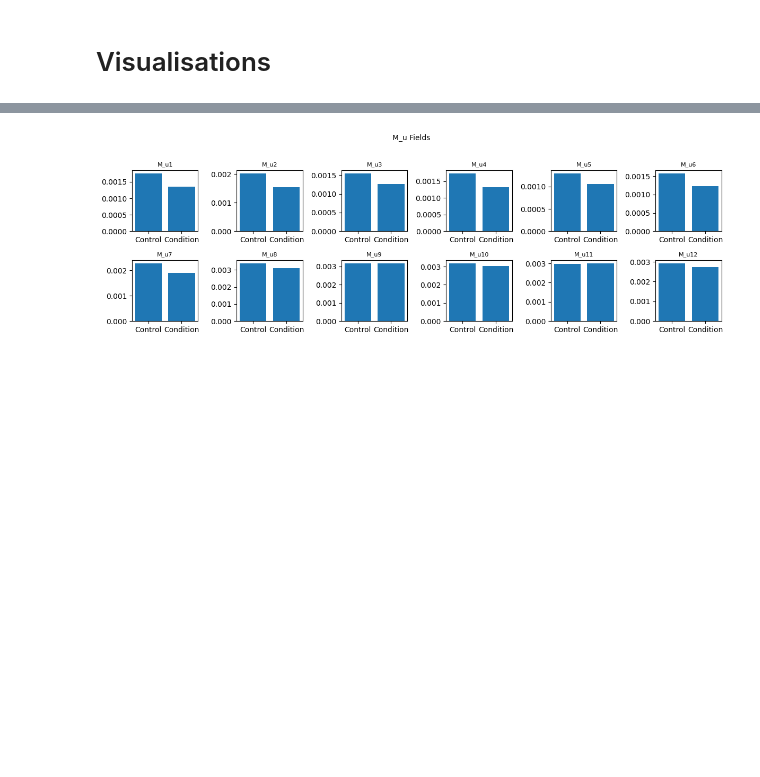
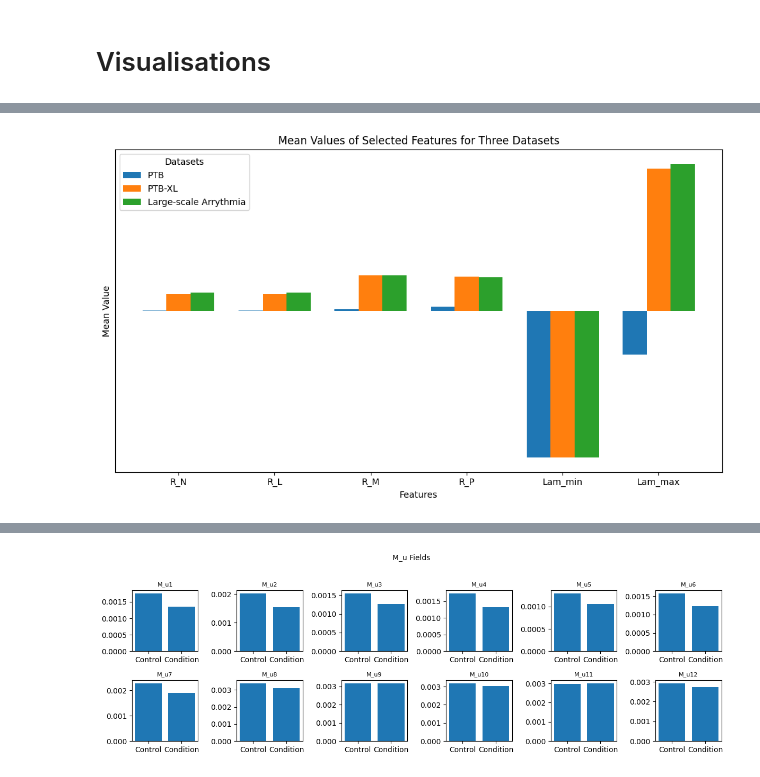
Before and after one commit to spb-59/DMD-project, a Jupyter notebook: viusal.ipynb, the cells around one changed output, grey strips where cells are left out. Saved outputs shown, nothing was run; the diff lists cells and outputs as text; code cells hidden in the pictures; blank space fills up the shorter version.

```diff
--- a/viusal.ipynb
+++ b/viusal.ipynb
@@ -9,3 +28,47 @@ control=pd.read_csv('features5/SR.csv',low_memory=False).iloc[:5000].apply(pd.to
+# %%
+import pandas as pd
+import matplotlib.pyplot as plt
+import numpy as np
+
+# Assuming control is already populated as you described
+# Example: control = [df1, df2, df3]
+
+# Specify the columns you want to plot
+columns_to_plot = ['R_N', 'R_L', 'R_M', 'R_P', 'Lam_min', 'Lam_max']  # Replace with your specific column names
+
+# Compute means of the specified columns for each DataFrame
+means = []
+for df in control:
+    means.append(df[columns_to_plot].mean())
+
+# Convert to DataFrame for easier plotting
+means_df = pd.DataFrame(means, index=['PTB', 'PTB-XL', 'Large-scale Arrythmia']).T
+
+# Set up bar width and positions
+bar_width = 0.25
+x = np.arange(len(means_df))  # the label locations
+
+# Create the plot
+fig, ax = plt.subplots(figsize=(10, 6))
+
+# Plot each dataset
+for i in range(len(means_df.columns)):
+    ax.bar(x + i * bar_width, means_df.iloc[:, i], width=bar_width, label=means_df.columns[i])
+
+# Add labels, title, and custom x-axis tick labels
+ax.set_xlabel('Features')
+ax.set_ylabel('Mean Value')
+ax.set_title('Mean Values of Selected Features for Three Datasets')
+ax.set_xticks(x + bar_width)
+ax.set_yticks([])
+ax.set_xticklabels(means_df.index)
+ax.legend(title='Datasets')
+
+# Adjust layout and show the plot
+plt.tight_layout()
+plt.show()
+# %% [output]
+[figure, added]
 # %%
 fields = ['R_N', 'R_L', 'R_M', 'R_P', 'Lam_min', 'Lam_max']
 
```
Also changed, not shown: parts of 2 cells of this notebook, 10 other files.
